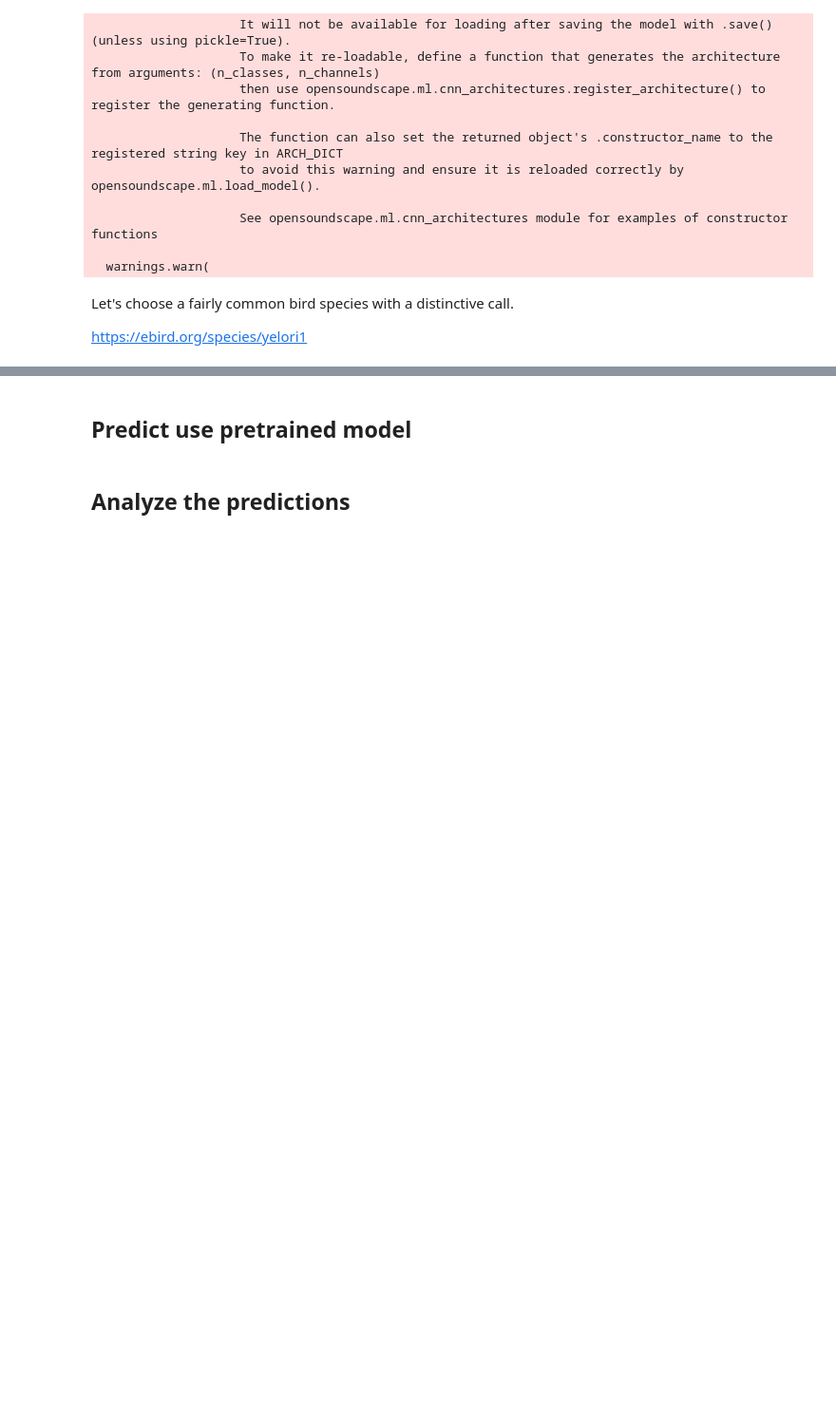
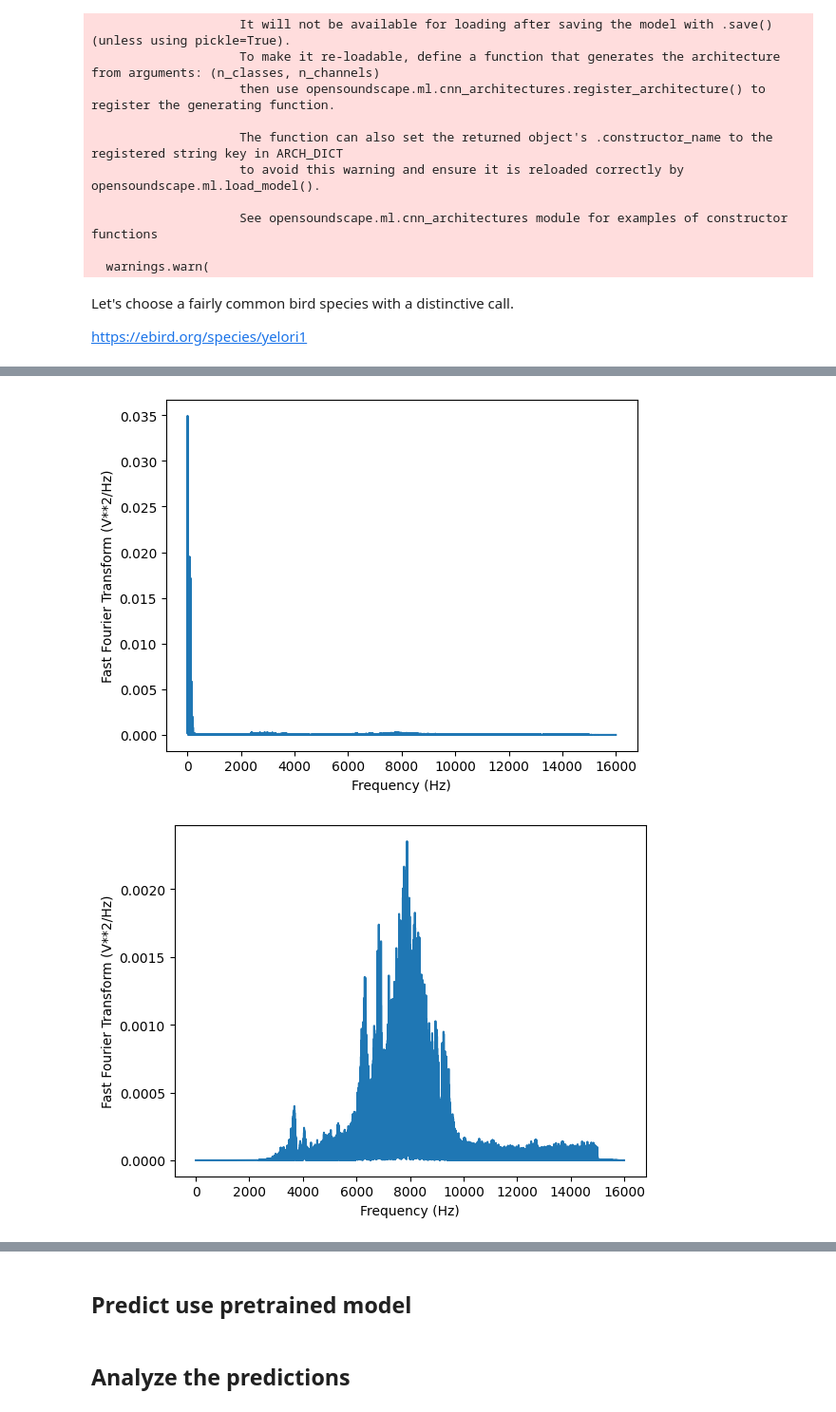
Before and after one commit to weecology/AI_for_ecology_workshop, a Jupyter notebook: collboration_challenge/benweinstein/OpenSoundScape.ipynb, the cells around one changed output, grey strips where cells are left out. Shown at 95% size. Drawn from its saved outputs; the diff is of its cells as text; code cells hidden in the pictures; blank space fills up the shorter version.

```diff
--- a/collboration_challenge/benweinstein/OpenSoundScape.ipynb
+++ b/collboration_challenge/benweinstein/OpenSoundScape.ipynb
@@ -125,0 +134,27 @@ audio = Audio.from_file(file_path)
+# %%
+# Load the audio
+file_path = "../birdclef-2025/train_audio/yelori1/XC142091.ogg"
+audio = Audio.from_file(file_path)
+fft_spectrum, frequencies = audio.spectrum()
+
+# Plot settings
+from matplotlib import pyplot as plt
+
+# Plot
+plt.plot(frequencies,fft_spectrum)
+plt.ylabel('Fast Fourier Transform (V**2/Hz)')
+plt.xlabel('Frequency (Hz)')
+plt.show()
+
+# Low pass filter
+fft_spectrum, frequencies = audio.highpass(4000, order=6).normalize().spectrum()
+
+# Plot
+plt.plot(frequencies,fft_spectrum)
+plt.ylabel('Fast Fourier Transform (V**2/Hz)')
+plt.xlabel('Frequency (Hz)')
+plt.show()
+audio.show_widget()
+# %% [output]
+[figure, added]
+[figure, added]
```
Also changed, not shown: parts of 10 cells of this notebook.
